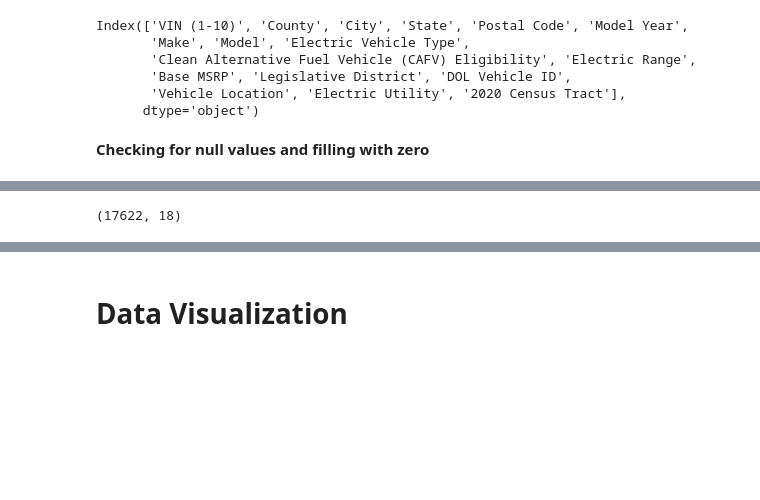
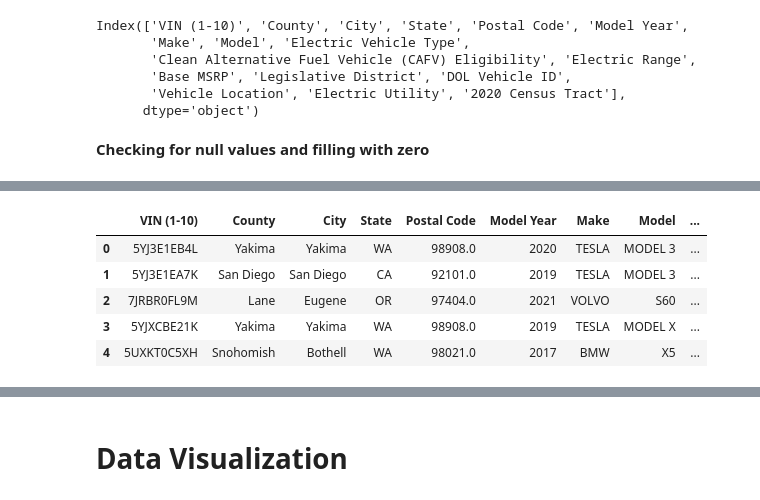
Before and after one commit to leoisqualified/data-analysis-and-ml, a Jupyter notebook: Electric_Vehicle.ipynb, the cells around one changed output, grey strips where cells are left out. Drawn from its saved outputs; the diff is of its cells as text; code cells hidden in the pictures; blank space fills up the shorter version.

```diff
--- a/Electric_Vehicle.ipynb
+++ b/Electric_Vehicle.ipynb
@@ -41,5 +41,6 @@ Index(['VIN (1-10)', 'County', 'City', 'State', 'Postal Code', 'Model Year',
 **Checking for null values and filling with zero**
 # %%
 df['Fullname'] = df['Make'] + '-' + df['Model']
+df['Location'] = df['City'] + '-' + df['State'] + ',' + df['County']
 df.isnull().sum()
 # %% [output]
@@ -108,4 +69,9 @@ df2.describe()
-# %%
-df2.shape
-# %% [output]
-(17622, 18)
+# %%
+df1.head()
+# %% [output]
+|  | VIN (1-10) | County | City | State | Postal Code | Model Year | Make | Model | ... |
+| 0 | 5YJ3E1EB4L | Yakima | Yakima | WA | 98908.0 | 2020 | TESLA | MODEL 3 | ... |
+| 1 | 5YJ3E1EA7K | San Diego | San Diego | CA | 92101.0 | 2019 | TESLA | MODEL 3 | ... |
+| 2 | 7JRBR0FL9M | Lane | Eugene | OR | 97404.0 | 2021 | VOLVO | S60 | ... |
+| 3 | 5YJXCBE21K | Yakima | Yakima | WA | 98908.0 | 2019 | TESLA | MODEL X | ... |
+| 4 | 5UXKT0C5XH | Snohomish | Bothell | WA | 98021.0 | 2017 | BMW | X5 | ... |
```
Also changed, not shown: parts of 8 cells of this notebook.
